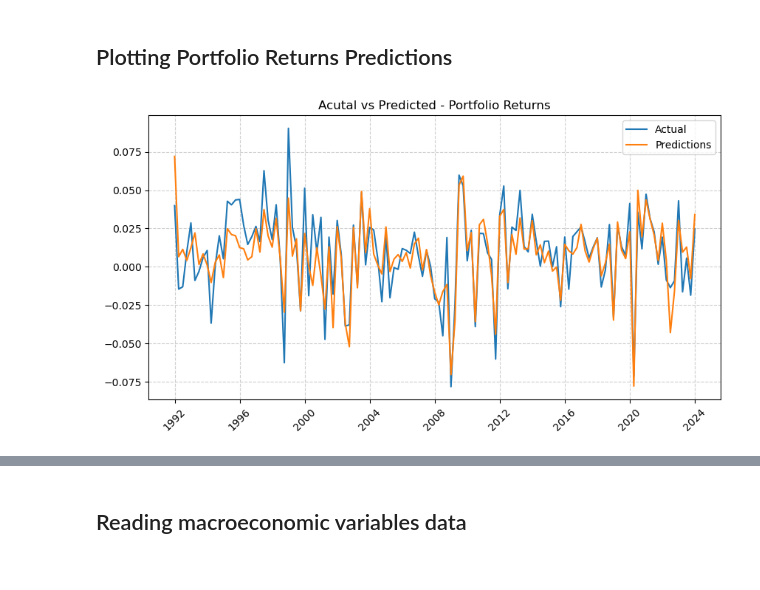
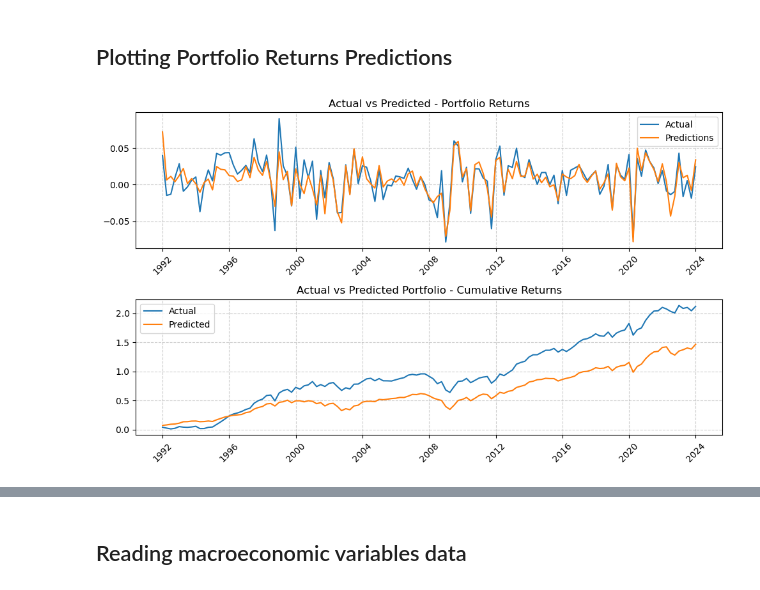
Before and after one commit to Raafayuqaily/TE-Portfolio-Stress-Testing-Final-Project, a Jupyter notebook: Section_5_KB.ipynb, the cells around one changed output, grey strips where cells are left out. Saved outputs shown, nothing was run; the diff lists cells and outputs as text; code cells hidden in the pictures.

```diff
--- a/Section_5_KB.ipynb
+++ b/Section_5_KB.ipynb
@@ -325,17 +362,25 @@ portf_ff_regression_returns.head()
 # %% [markdown]
 ## Plotting Portfolio Returns Predictions
 # %%
-fig, axes = plt.subplots(1, 1, figsize=(10, 5))
+fig, axes = plt.subplots(2, 1, figsize=(10, 6))
 
-axes.plot(portf_ff_regression_returns.index, portf_ff_regression_returns['EW Portfolio Returns Excess']
-          , label='Actual')
-axes.plot(portf_ff_regression_returns.index, portf_ff_regression_returns['Predicted Returns'], label='Predictions')
+# Plot 1: Actual vs Predicted - Portfolio Returns
+axes[0].plot(portf_ff_regression_returns.index, portf_ff_regression_returns['EW Portfolio Returns Excess'], label='Actual')
+axes[0].plot(portf_ff_regression_returns.index, portf_ff_regression_returns['Predicted Returns'], label='Predictions')
+axes[0].set_title("Actual vs Predicted - Portfolio Returns")
+axes[0].legend()
+axes[0].grid(True, linestyle='--', alpha=0.6)
+axes[0].tick_params(axis='x', rotation=45)
 
-axes.set_title("Acutal vs Predicted - Portfolio Returns")
-axes.legend()
-axes.grid(True, linestyle='--', alpha=0.6)
-axes.tick_params(axis='x', rotation=45)
+# Plot 2: Actual vs Predicted - Cumulative Returns
+axes[1].plot(portf_ff_regression_returns.index, portf_ff_regression_returns['Cumulative Actual Returns'], label='Actual')
+axes[1].plot(portf_ff_regression_returns.index, portf_ff_regression_returns['Cumulative Predicted Returns'], label='Predicted')
+axes[1].set_title("Actual vs Predicted Portfolio - Cumulative Returns")
+axes[1].legend()
+axes[1].grid(True, linestyle='--', alpha=0.6)
+axes[1].tick_params(axis='x', rotation=45)
 
+plt.tight_layout()
 plt.show()
 # %% [output]
-[figure, old version]
+[figure, new version]
```
Also changed, not shown: parts of 37 cells of this notebook, 2 other files.
